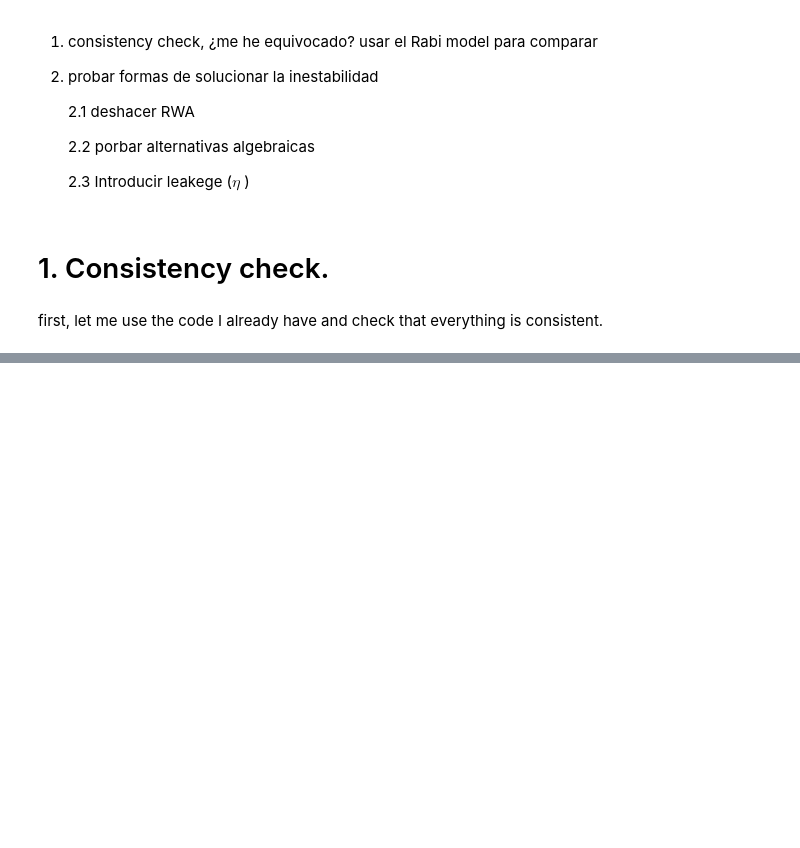
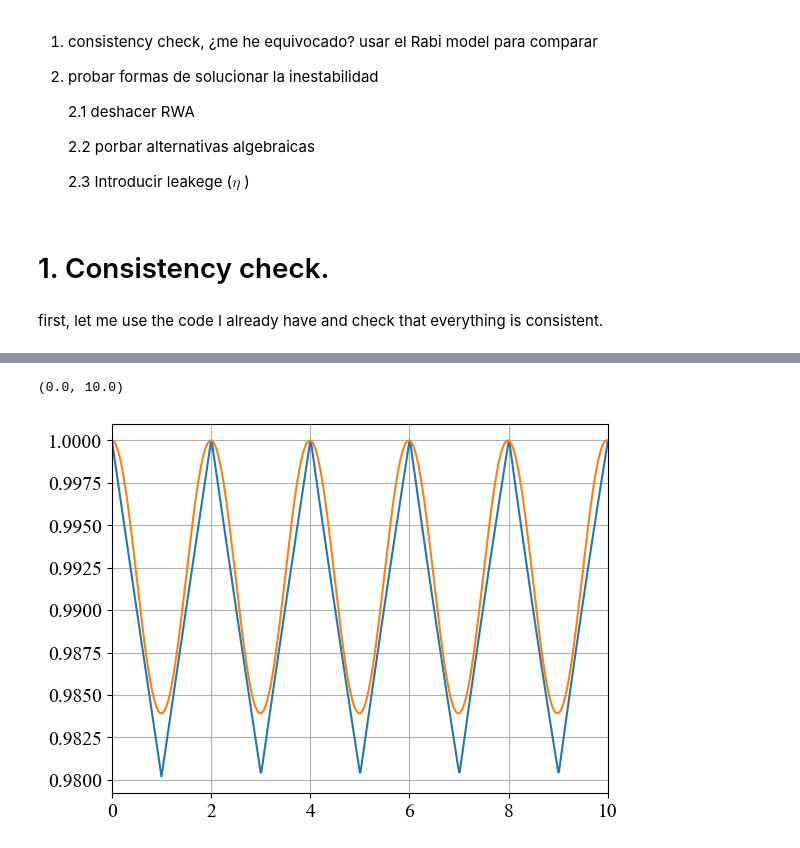
Before and after one commit to Taitoos2/Non, a Jupyter notebook: many_excitation.ipynb, the cells around one changed output, grey strips where cells are left out. Drawn from its saved outputs; the diff is of its cells as text; code cells hidden in the pictures; blank space fills up the shorter version.

```diff
--- a/many_excitation.ipynb
+++ b/many_excitation.ipynb
@@ -25,0 +62,16 @@ first, let me use the code I already have and check that everything is consisten
+# %%
+# --- our model-----
+gamma = 0.02
+tau = 1
+phi = 2*np.pi
+Omega=0
+initial=[1,0]
+# --- two-mode cavity-----
+g=np.sqrt(gamma/tau)
+om1=0
+om2=2*np.pi
+om_e=phi/tau
+om_laser=om_e
+# --- time-----
+t_max = 100*tau
+dt=tau/75
@@ -25,0 +125,8 @@ first, let me use the code I already have and check that everything is consisten
+# %%
+plt.plot(t,np.abs(e))
+plt.plot(t,np.abs(e_exact))
+plt.grid()
+plt.xlim(0,10)
+# %% [output]
+(0.0, 10.0)
+[figure, added]
```
Also changed, not shown: parts of 23 cells of this notebook, 2 other files.
